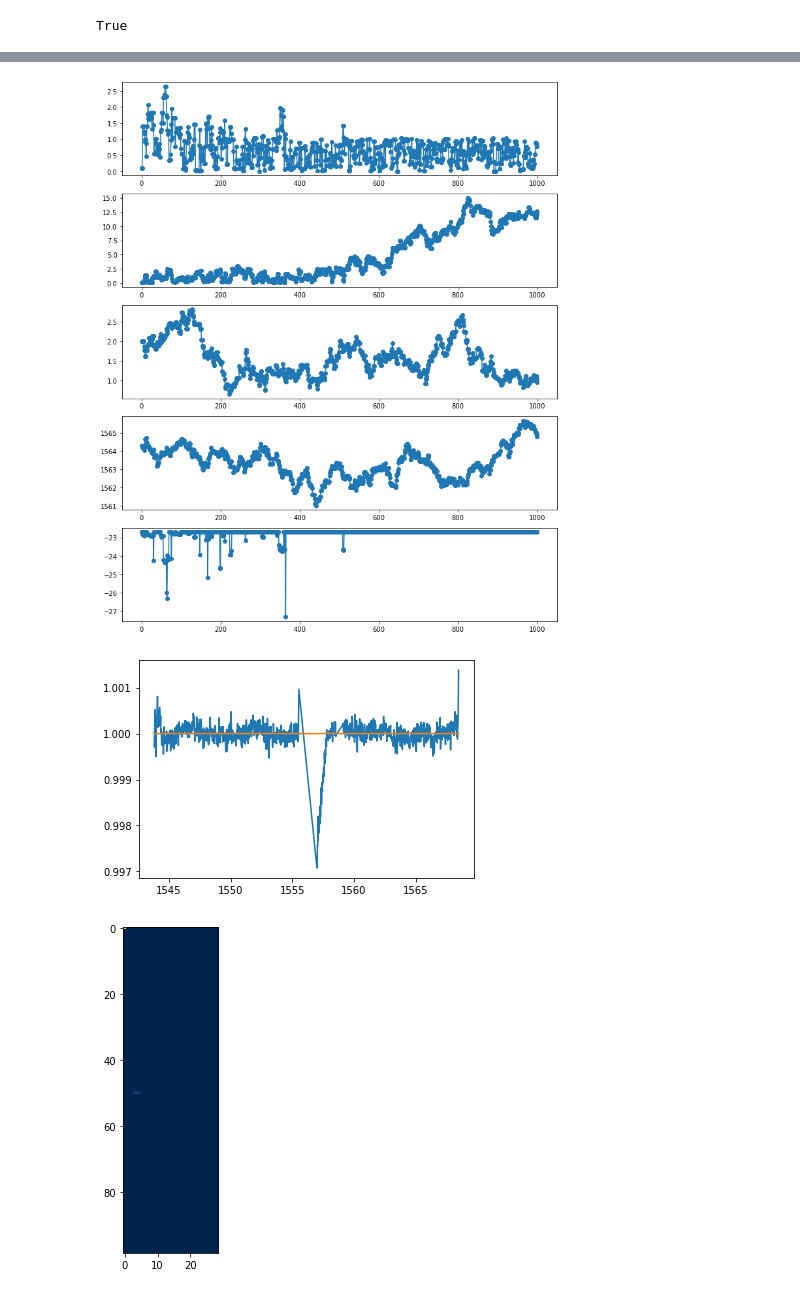
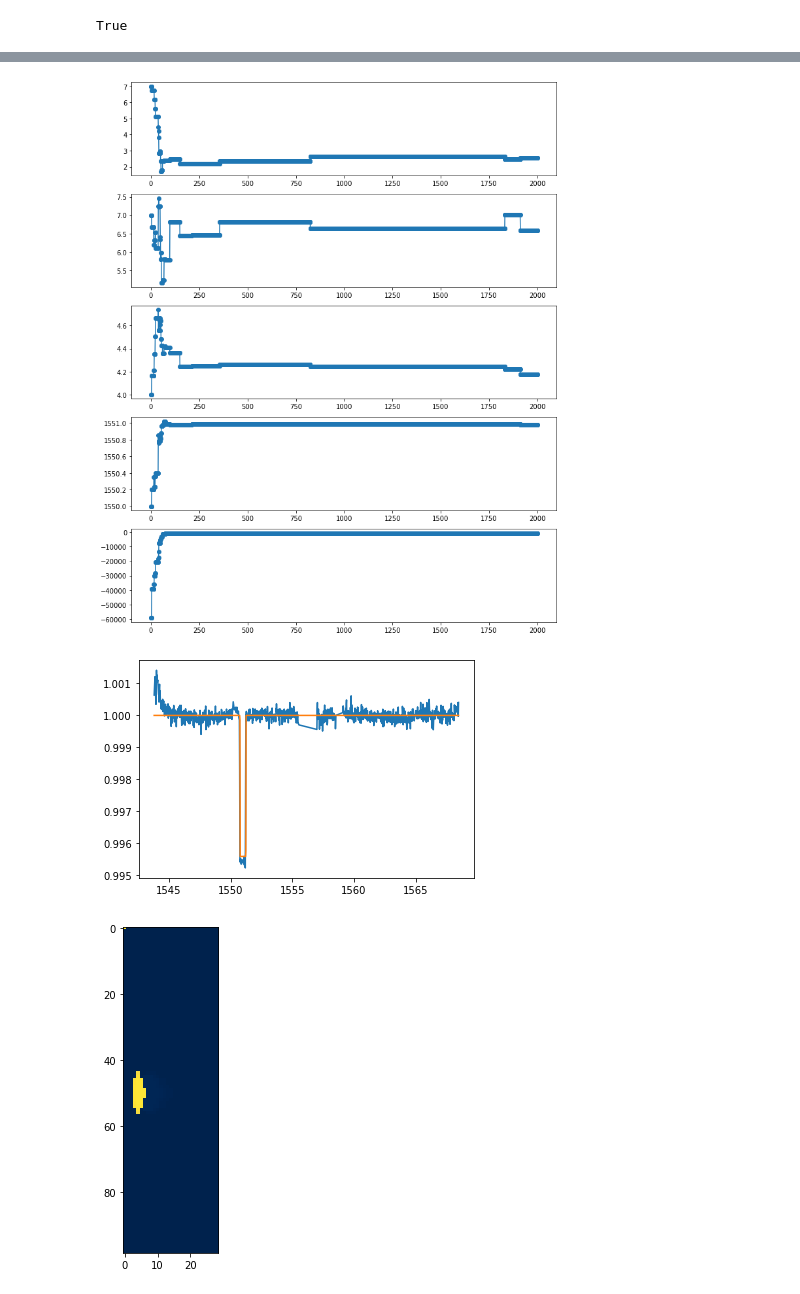
Before and after one commit to joshua-bromley/tessSignalInjection, a Jupyter notebook: mcmc/simpleSampler.ipynb, the cells around one changed output, grey strips where cells are left out. Saved outputs shown, nothing was run; the diff lists cells and outputs as text; code cells hidden in the pictures.

Commit message:
Refinements with light curves of varying velocities

```diff
--- a/mcmc/simpleSampler.ipynb
+++ b/mcmc/simpleSampler.ipynb
@@ -128,7 +128,7 @@ def logProbability(theta, times, flux, fluxErr):
     if not np.isfinite(lp):
         return -np.inf
     ll = logLikelihood(theta, times, flux, fluxErr)
-    return (lp + ll)/100
+    return (lp + ll)
 # %%
 times, flux, fluxErr = getData("tesslc_13203100000000")
 tRef = np.median(times)
@@ -224,11 +224,11 @@ def tRefMcmc(theta0, cov, steps, times, flux, fluxErr):
         acceptanceRatio[step] = float(accepted)/steps
     return (positions, lnProbPos, acceptanceRatio)
 # %%
-times, flux, fluxErr = getData("tesslc_364539361")
+times, flux, fluxErr = getData("tesslc_120203243540622")
 cov = [0,0.5,0.5,0,0.1,np.std(times)/50]
-theta0 = [12,0.1,0.1,0,2,1564.3]
+theta0 = [12,7,7,0,4,1550]
 wandb.init(project = "mcmc_1", config={"Sides":theta0[0],"X Dimension":cov[1],"Y Dimension":cov[2],"Velocity":cov[4],"tRef":cov[5]})
-positions, lnProbPos, acceptanceRatio = mhMcmc(theta0, cov,1000, times, flux, fluxErr)
+positions, lnProbPos, acceptanceRatio = mhMcmc(theta0, cov,2000, times, flux, fluxErr)
 wandb.finish()
 print(positions[-1])
 # %% [output]
@@ -284,7 +284,7 @@ ax[4].plot(lnProbPos,'o-')
 fig.tight_layout()
 plt.show()
 # %% [output]
-[figure, old version]
+[figure, new version]
 # %%
 xdim, ydim, velocity, tRef = positions[-1]
 points = generatePoints(12,xdim, ydim,xdim + 2,50,)
@@ -306,24 +306,24 @@ ax.plot(times,flux)
 ax.plot(times, planetLC)
 plt.show()
 # %% [output]
-[figure, old version]
+[figure, new version]
 # %%
 fig, ax = plt.subplots(figsize = (12,6))
 for position in positions:
     xdim, ydim, velocity, tRef = position
     points = generatePoints(12,xdim, ydim,xdim + 2,50)
     pointsList = [points]
     grid = []
     for i in range(100):
         for j in range(30):
             grid.append((i,j))
     planetGrid += fillShape(grid,pointsList)
 
-planetGrid[0][0] = 1000
+planetGrid[0][0] = 2000
 ax.imshow(planetGrid, cmap = 'cividis')
 plt.show()
 # %% [output]
-[figure, old version]
+[figure, new version]
 # %%
 fig, ax = plt.subplots(4,1)
 for i in range(4):
```
Also changed, not shown: parts of 3 cells of this notebook.
